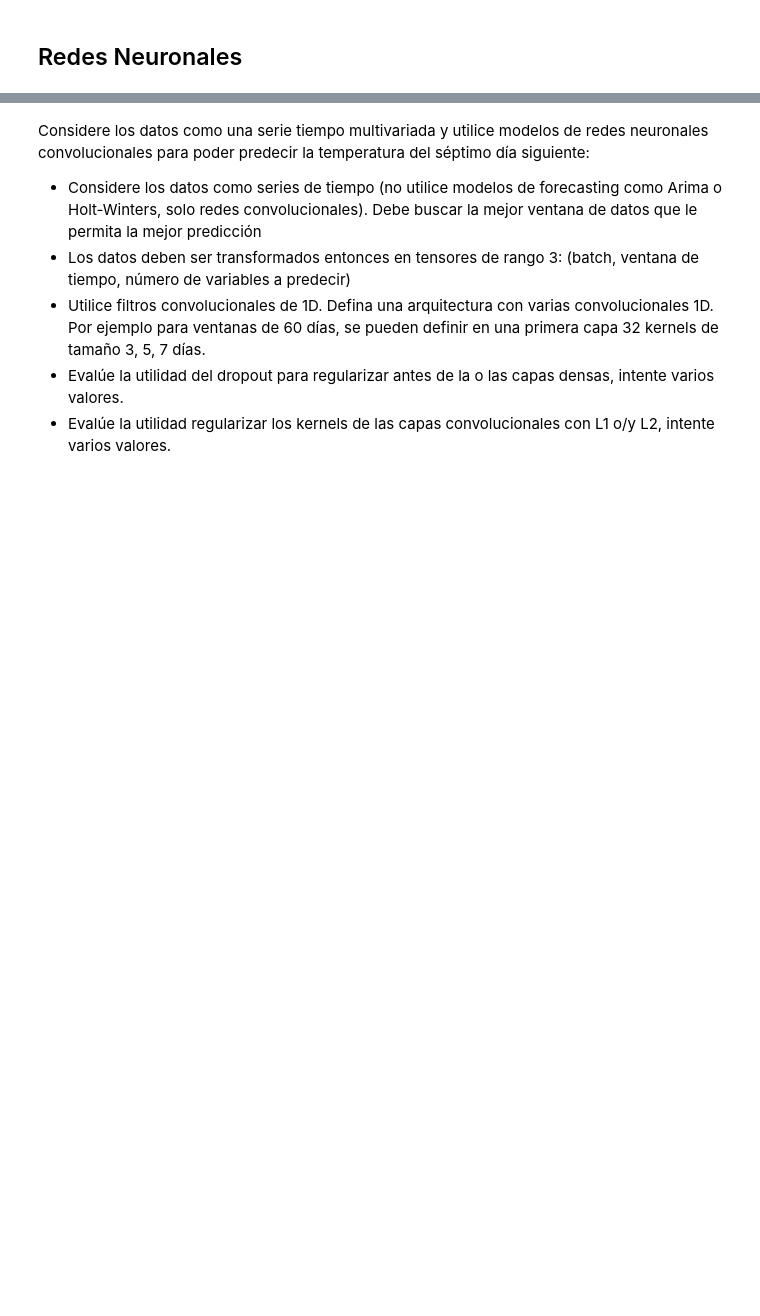
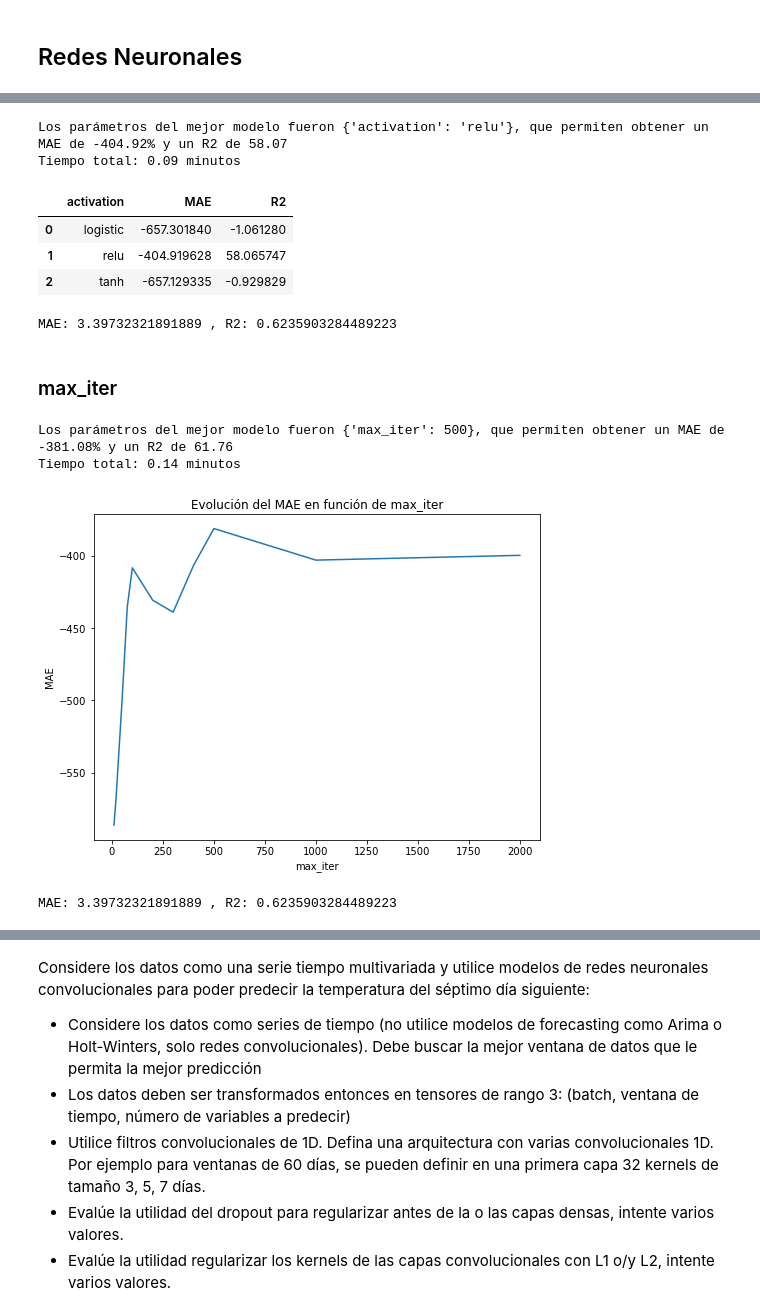
Before and after one commit to josemoncada87/tallerFDA2, a Jupyter notebook: Taller Fundamentos de Analítica de Datos II - Enunciado.ipynb, the cells around one changed output, grey strips where cells are left out. Cells and saved outputs as stored; diff of their text form; code cells hidden in the pictures; blank space fills up the shorter version.

```diff
--- a/Taller Fundamentos de Analítica de Datos II - Enunciado.ipynb
+++ b/Taller Fundamentos de Analítica de Datos II - Enunciado.ipynb
@@ -1352,0 +1418,17 @@ plt.legend(['train', 'test'])
+# %%
+import time
+start = time.time() # Devuelve el tiempo actual en segundos desde el 1o de enero de 1970 (punto de referencia) (Diaz, 2020)
+
+np.random.seed(1234)
+parametros = {'activation': activation_vec}
+scoring = {'mae':'neg_mean_absolute_error', 'r2':'r2'}
+grid = GridSearchCV(mlp, param_grid=parametros, cv=5, scoring=scoring, refit='mae', n_jobs=-1, iid=True)
+grid.fit(X_train, y_train)
+
+print("Los parámetros del mejor modelo fueron {0}, que permiten obtener un MAE de {1:.2f}% y un R2 de {2:.2f}".format(
+    grid.best_params_, grid.best_score_*100, grid.cv_results_['mean_test_r2'][grid.best_index_]*100))
+end = time.time() # Tiempo después de finalizar el entrenamiento del modelo
+print("Tiempo total: {0:.2f} minutos".format((end-start)/60))
+# %% [output]
+Los parámetros del mejor modelo fueron {'activation': 'relu'}, que permiten obtener un MAE de -404.92% y un R2 de 58.07
+Tiempo total: 0.09 minutos
@@ -1352,0 +1442,55 @@ plt.legend(['train', 'test'])
+# %%
+dft
+# %% [output]
+|  | activation | MAE | R2 |
+| 0 | logistic | -657.301840 | -1.061280 |
+| 1 | relu | -404.919628 | 58.065747 |
+| 2 | tanh | -657.129335 | -0.929829 |
+# %%
+y_pred = grid.best_estimator_.predict(X_test)
+print("MAE:", mean_absolute_error(y_test, y_pred), ", R2:", r2_score(y_test, y_pred), "\n")
+# %% [output]
+MAE: 3.39732321891889 , R2: 0.6235903284489223
+# %% [markdown]
+### max_iter
+# %%
+import time
+start = time.time() # Devuelve el tiempo actual en segundos desde el 1o de enero de 1970 (punto de referencia)
+
+np.random.seed(1234)
+parametros = {'max_iter':max_iter_vec
+              }
+
+scoring = {'mae':'neg_mean_absolute_error', 'r2':'r2'}
+grid = GridSearchCV(mlp, param_grid=parametros, cv=5, scoring=scoring, refit='mae', n_jobs=-1, iid=True)
+grid.fit(X_train, y_train)
+
+print("Los parámetros del mejor modelo fueron {0}, que permiten obtener un MAE de {1:.2f}% y un R2 de {2:.2f}".format(
+    grid.best_params_, grid.best_score_*100, grid.cv_results_['mean_test_r2'][grid.best_index_]*100))
+end = time.time() # Tiempo después de finalizar el entrenamiento del modelo
+print("Tiempo total: {0:.2f} minutos".format((end-start)/60))
+# %% [output]
+Los parámetros del mejor modelo fueron {'max_iter': 500}, que permiten obtener un MAE de -381.08% y un R2 de 61.76
+Tiempo total: 0.14 minutos
+# %%
+dft = pd.DataFrame([(max_iter, mae*100, r2*100) for (max_iter, mae, r2) in
+                   zip(max_iter_vec,
+                       grid.cv_results_['mean_test_mae'],
+                       grid.cv_results_['mean_test_r2'],
+                      )
+                   ], columns = ('max_iter', 'MAE', 'R2'))
+# %%
+plt.figure(figsize=(8,6))
+ax = plt.gca() # get current axis
+plt.plot(dft.max_iter, dft.MAE)
+plt.xlabel('max_iter')
+plt.ylabel('MAE')
+plt.title('Evolución del MAE en función de max_iter')
+plt.show()
+# %% [output]
+[figure, added]
+# %%
+y_pred = grid.best_estimator_.predict(X_test)
+print("MAE:", mean_absolute_error(y_test, y_pred), ", R2:", r2_score(y_test, y_pred), "\n")
+# %% [output]
+MAE: 3.39732321891889 , R2: 0.6235903284489223
```
Also changed, not shown: parts of 36 cells of this notebook.
